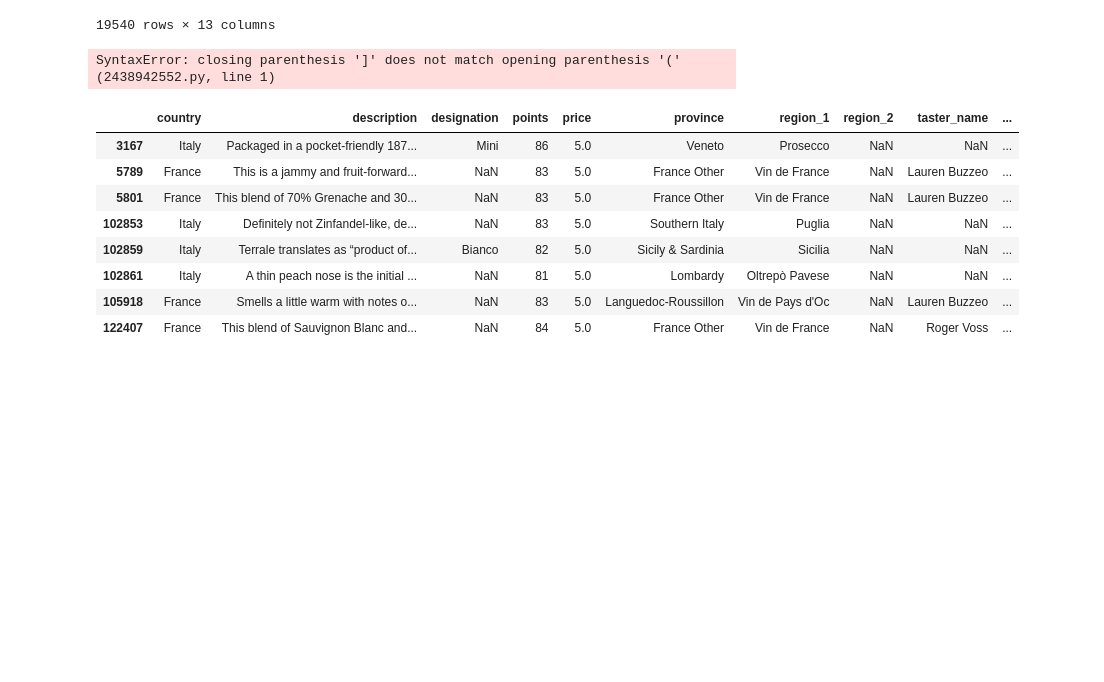
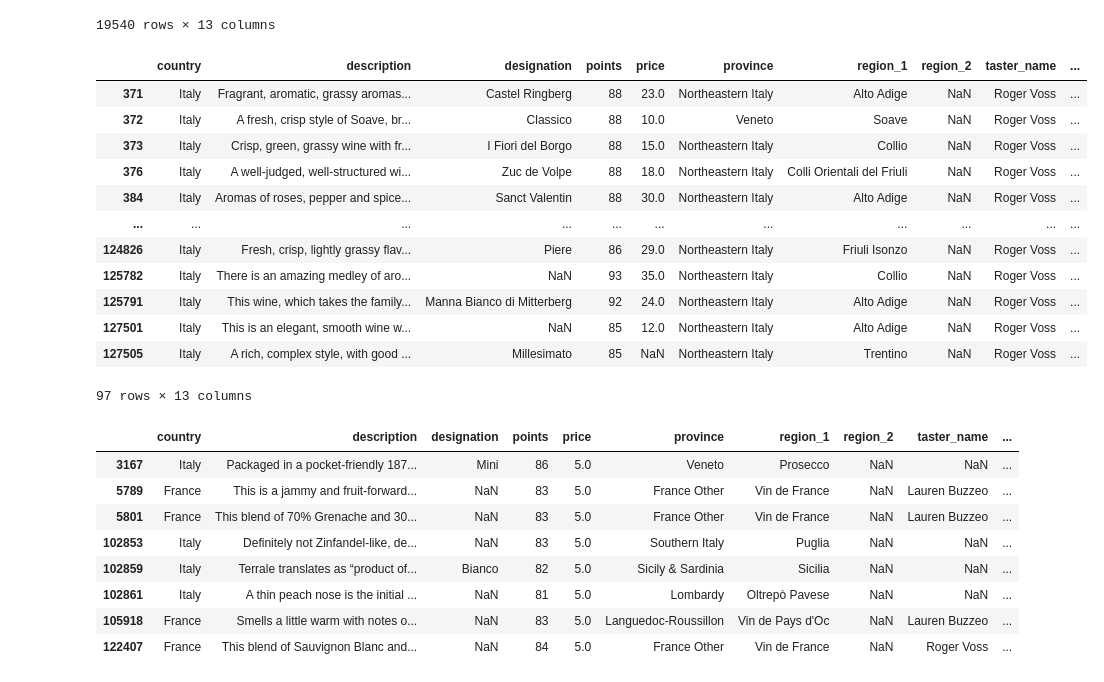
Before and after one commit to ErnestaTum/-Python_mokymai, a Jupyter notebook: paskaita_7.ipynb, the cells around one changed output. Saved outputs shown, nothing was run; the diff lists cells and outputs as text; code cells hidden in the pictures; blank space fills up the shorter version.

```diff
--- a/paskaita_7.ipynb
+++ b/paskaita_7.ipynb
@@ -517,9 +564,22 @@ wine_df[wine_df['country'] == 'Italy'] #viduj pateikiamos israiskos
 | 129962 | Italy | Blackberry, cassis, grilled herb ... | Sàgana Tenuta San Giacomo | 90 | 40.0 | Sicily & Sardinia | Sicilia | NaN | Kerin O’Keefe | ... |
 19540 rows × 13 columns
 # %%
-wine_df[ (wine_df['country'] == 'Italy') & (wine_df[wine_df['taster_name'] == 'Roger Voss']])]
+#kai filtiuojam pagal kelias reiksmes
+wine_df[ (wine_df['country'] == 'Italy') & (wine_df['taster_name'] == 'Roger Voss') ]
 # %% [output]
+|  | country | description | designation | points | price | province | region_1 | region_2 | taster_name | ... |
+| 371 | Italy | Fragrant, aromatic, grassy aromas... | Castel Ringberg | 88 | 23.0 | Northeastern Italy | Alto Adige | NaN | Roger Voss | ... |
+| 372 | Italy | A fresh, crisp style of Soave, br... | Classico | 88 | 10.0 | Veneto | Soave | NaN | Roger Voss | ... |
+| 373 | Italy | Crisp, green, grassy wine with fr... | I Fiori del Borgo | 88 | 15.0 | Northeastern Italy | Collio | NaN | Roger Voss | ... |
+| 376 | Italy | A well-judged, well-structured wi... | Zuc de Volpe | 88 | 18.0 | Northeastern Italy | Colli Orientali del Friuli | NaN | Roger Voss | ... |
+| 384 | Italy | Aromas of roses, pepper and spice... | Sanct Valentin | 88 | 30.0 | Northeastern Italy | Alto Adige | NaN | Roger Voss | ... |
+| ... | ... | ... | ... | ... | ... | ... | ... | ... | ... | ... |
+| 124826 | Italy | Fresh, crisp, lightly grassy flav... | Piere | 86 | 29.0 | Northeastern Italy | Friuli Isonzo | NaN | Roger Voss | ... |
+| 125782 | Italy | There is an amazing medley of aro... | NaN | 93 | 35.0 | Northeastern Italy | Collio | NaN | Roger Voss | ... |
+| 125791 | Italy | This wine, which takes the family... | Manna Bianco di Mitterberg | 92 | 24.0 | Northeastern Italy | Alto Adige | NaN | Roger Voss | ... |
+| 127501 | Italy | This is an elegant, smooth wine w... | NaN | 85 | 12.0 | Northeastern Italy | Alto Adige | NaN | Roger Voss | ... |
+| 127505 | Italy | A rich, complex style, with good ... | Millesimato | 85 | NaN | Northeastern Italy | Trentino | NaN | Roger Voss | ... |
-SyntaxError: closing parenthesis ']' does not match opening parenthesis '(' (2438942552.py, line 1)
+97 rows × 13 columns
 # %%
 ## Specifiniai operatoriai
 
```
Also changed, not shown: parts of 8 cells of this notebook, 3 other files.
